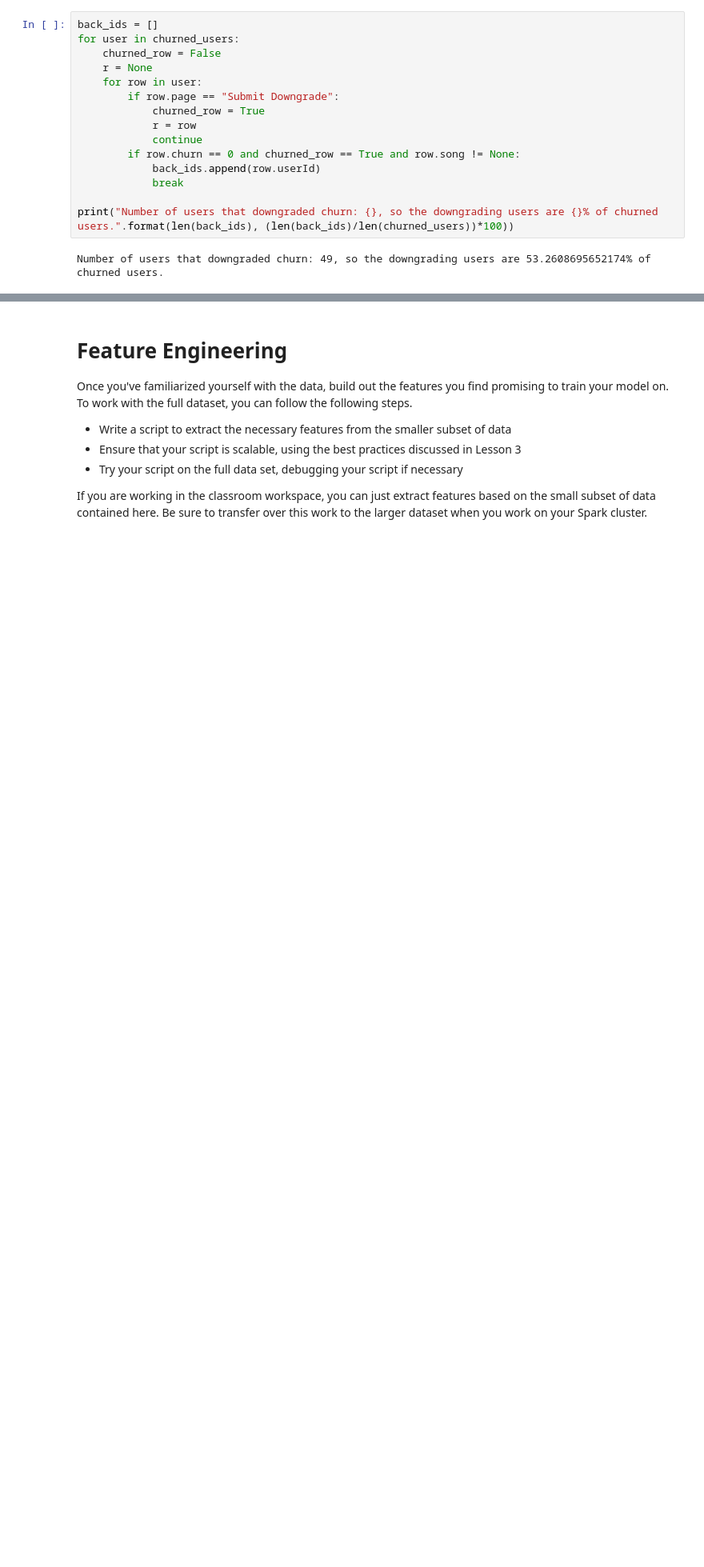
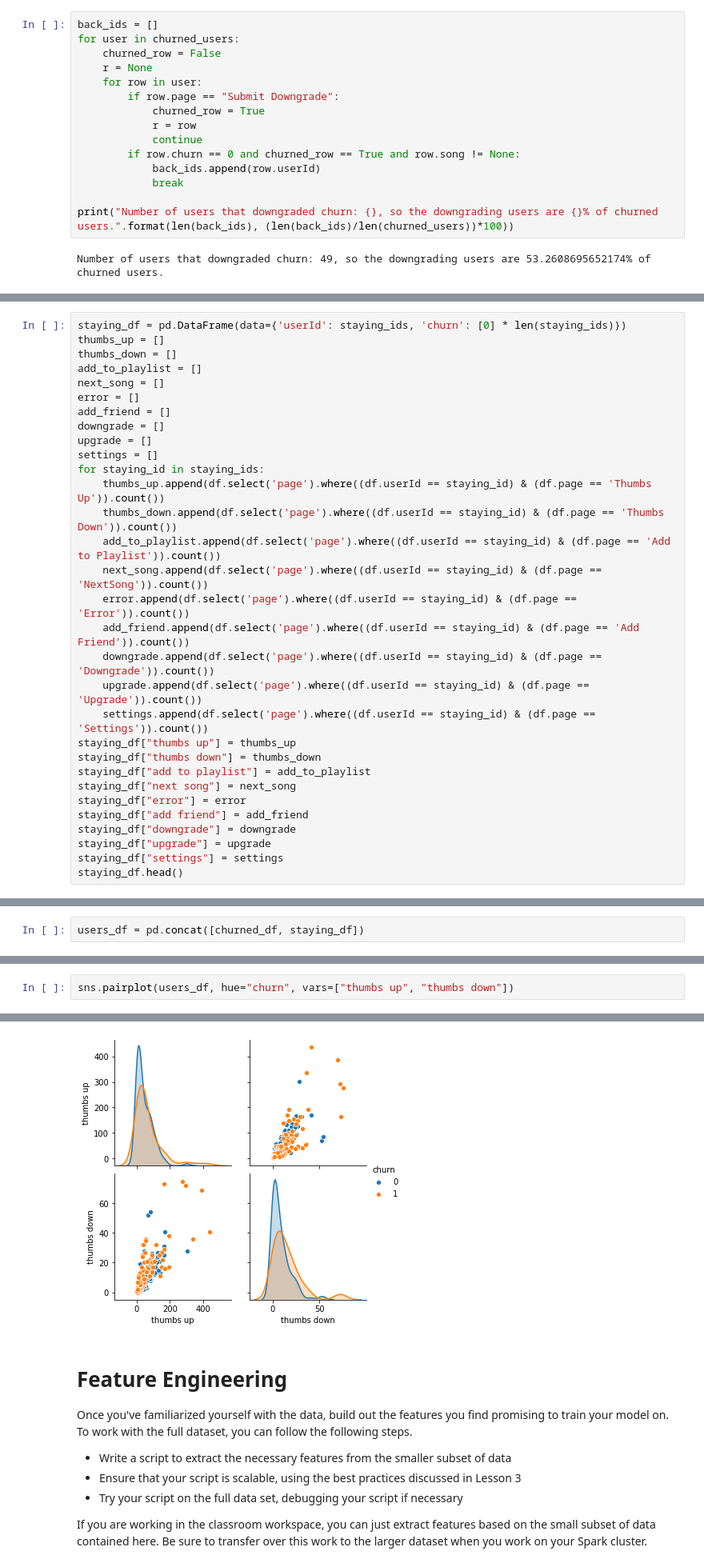
Before and after one commit to danpeczek/sparkify-capstone-project, a Jupyter notebook: Sparkify.ipynb, the cells around one changed output, grey strips where cells are left out. Shown at 80% size. Drawn from its saved outputs; the diff is of its cells as text; blank space fills up the shorter version.

Commit message:
First pairplot

```diff
--- a/Sparkify.ipynb
+++ b/Sparkify.ipynb
@@ -332,0 +325,31 @@ df.select("page").dropDuplicates().show(25)
+# %%
+staying_df = pd.DataFrame(data={'userId': staying_ids, 'churn': [0] * len(staying_ids)})
+thumbs_up = []
+thumbs_down = []
+add_to_playlist = []
+next_song = []
+error = []
+add_friend = []
+downgrade = []
+upgrade = []
+settings = []
+for staying_id in staying_ids:
+    thumbs_up.append(df.select('page').where((df.userId == staying_id) & (df.page == 'Thumbs Up')).count())
+    thumbs_down.append(df.select('page').where((df.userId == staying_id) & (df.page == 'Thumbs Down')).count())
+    add_to_playlist.append(df.select('page').where((df.userId == staying_id) & (df.page == 'Add to Playlist')).count())
+    next_song.append(df.select('page').where((df.userId == staying_id) & (df.page == 'NextSong')).count())
+    error.append(df.select('page').where((df.userId == staying_id) & (df.page == 'Error')).count())
+    add_friend.append(df.select('page').where((df.userId == staying_id) & (df.page == 'Add Friend')).count())
+    downgrade.append(df.select('page').where((df.userId == staying_id) & (df.page == 'Downgrade')).count())
+    upgrade.append(df.select('page').where((df.userId == staying_id) & (df.page == 'Upgrade')).count())
+    settings.append(df.select('page').where((df.userId == staying_id) & (df.page == 'Settings')).count())
+staying_df["thumbs up"] = thumbs_up
+staying_df["thumbs down"] = thumbs_down
+staying_df["add to playlist"] = add_to_playlist
+staying_df["next song"] = next_song
+staying_df["error"] = error
+staying_df["add friend"] = add_friend
+staying_df["downgrade"] = downgrade
+staying_df["upgrade"] = upgrade
+staying_df["settings"] = settings
+staying_df.head()
@@ -332,0 +363,2 @@ df.select("page").dropDuplicates().show(25)
+# %%
+users_df = pd.concat([churned_df, staying_df])
@@ -332,0 +374,3 @@ df.select("page").dropDuplicates().show(25)
+# %%
+sns.pairplot(users_df, hue="churn", vars=["thumbs up", "thumbs down"])
+# %% [output]
@@ -333,3 +378,4 @@ df.select("page").dropDuplicates().show(25)
+[figure, added]
 # %% [markdown]
 # Feature Engineering
 Once you've familiarized yourself with the data, build out the features you find promising to train your model on. To work with the full dataset, you can follow the following steps.
```
Also changed, not shown: parts of 18 cells of this notebook.
